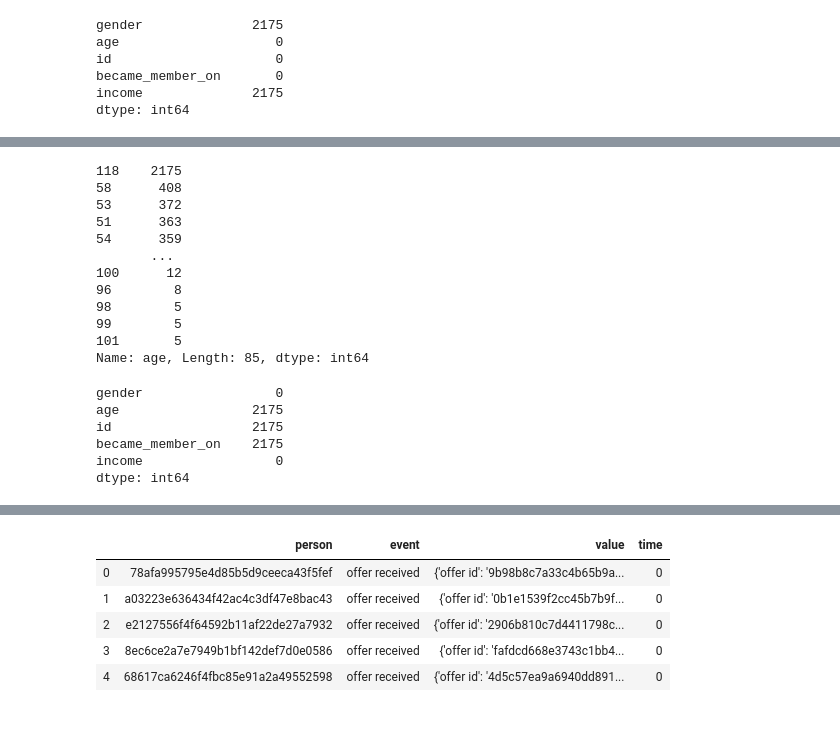
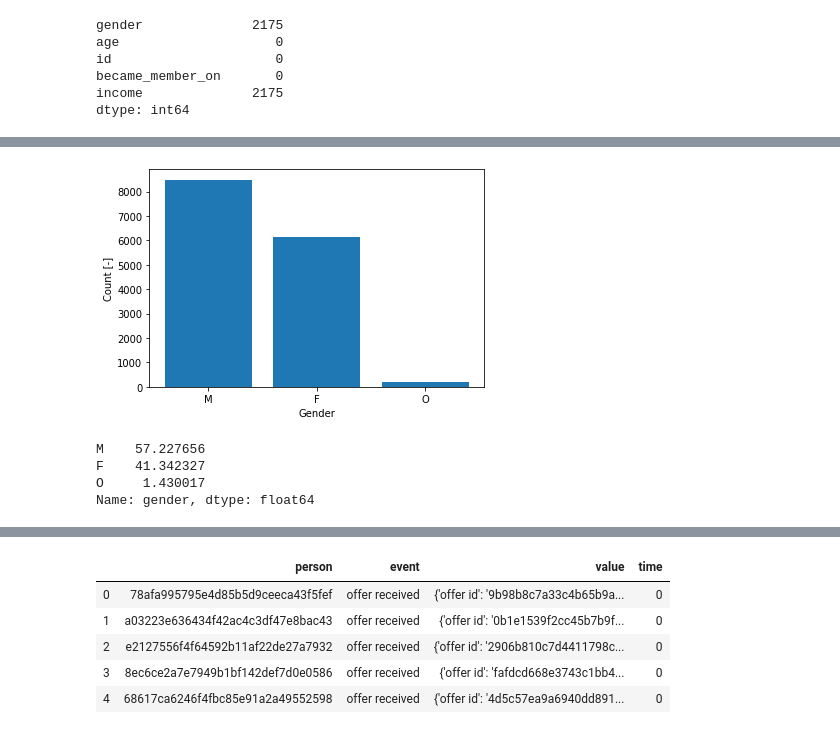
Before and after one commit to alserranor/StarbucksPromotion, a Jupyter notebook: Starbucks.ipynb, the cells around one changed output, grey strips where cells are left out. Saved outputs shown, nothing was run; the diff lists cells and outputs as text; code cells hidden in the pictures.

```diff
--- a/Starbucks.ipynb
+++ b/Starbucks.ipynb
@@ -55,11 +100,17 @@ Here is the schema and explanation of each variable in the files:
 # %%
+# Import packages
 import pandas as pd
 import numpy as np
 import math
 import json
+import matplotlib.pyplot as plt
+
 %matplotlib inline
 
+# Model packages
+from sklearn.preprocessing import MinMaxScaler
+
 # Read in the json files
-portfolio = pd.read_json('./data/portfolio.json', orient = 'records', lines = True)
-profile = pd.read_json('./data/profile.json', orient = 'records', lines = True)
-transcript = pd.read_json('./data/transcript.json', orient = 'records', lines = True)
+portfolio = pd.read_json('data/portfolio.json', orient='records', lines=True)
+profile = pd.read_json('data/profile.json', orient='records', lines=True)
+transcript = pd.read_json('data/transcript.json', orient='records', lines=True)
@@ -199,24 +220,19 @@ Name: income, dtype: float64
-# %%
-profile['age'].value_counts()
-# %% [output]
-118    2175
-58      408
-53      372
-51      363
-54      359
-       ...
-100      12
-96        8
-98        5
-99        5
-101       5
-Name: age, Length: 85, dtype: int64
-# %%
-profile[profile['age'] == 118].count()
-# %% [output]
-gender                 0
-age                 2175
-id                  2175
-became_member_on    2175
-income                 0
-dtype: int64
+# %%
+# Distribution of customers by gender
+genderCounts = profile.gender.value_counts()
+xGender = ['M', 'F', 'O']
+plt.bar(xGender, height = genderCounts);
+plt.xlabel('Gender');
+plt.ylabel('Count [-]');
+# %% [output]
+[figure, added]
+# %%
+# Percentage of people by gender
+genderCounts = profile.gender.value_counts()
+genderPerc = genderCounts/(genderCounts.sum())*100
+genderPerc
+# %% [output]
+M    57.227656
+F    41.342327
+O     1.430017
+Name: gender, dtype: float64
```
Also changed, not shown: parts of 200 cells of this notebook, 3 other files.
